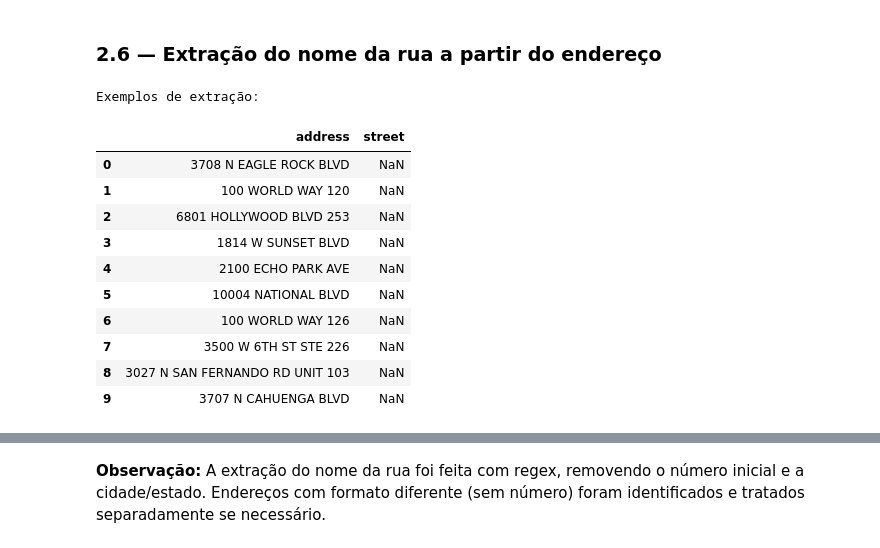
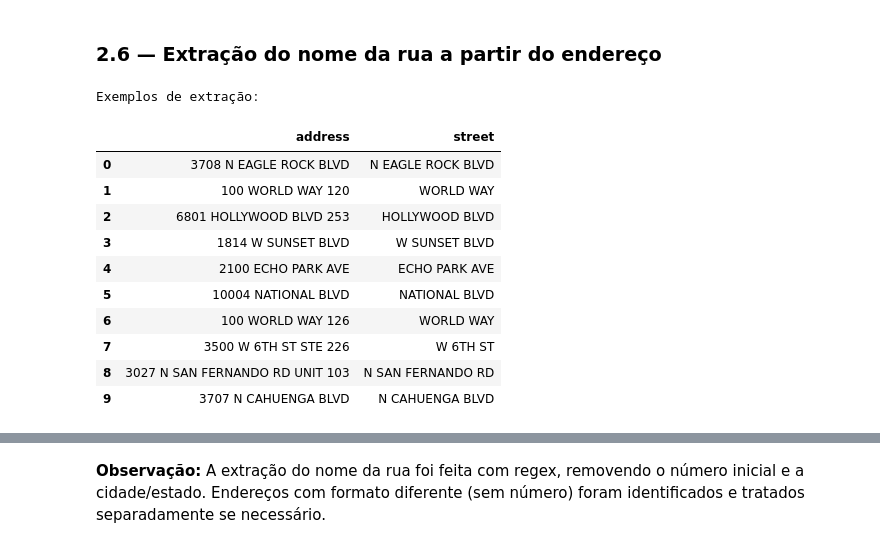
Before and after one commit to carinelit/cafeteria-robos-la-analise, a Jupyter notebook: Projeto Sprint 10.ipynb, the cells around one changed output, grey strips where cells are left out. Saved outputs shown, nothing was run; the diff lists cells and outputs as text; code cells hidden in the pictures.

```diff
--- a/Projeto Sprint 10.ipynb
+++ b/Projeto Sprint 10.ipynb
@@ -81,13 +80,12 @@ Linhas duplicadas encontradas: 0
 Nenhuma duplicata encontrada.
 # %%
 # Correção de tipos de dados
-# 'chain' deve ser booleano — converter se vier como string
-if df['chain'].dtype == object:
-    df['chain'] = df['chain'].map({'TRUE': True, 'FALSE': False, True: True, False: False})
+# 'chain' — preenche os 3 NaN com False e converte para booleano
+df['chain'] = df['chain'].where(df['chain'].notna(), other=False).astype(bool)
 
-# 'number' deve ser inteiro
-df['number'] = pd.to_numeric(df['number'], errors='coerce').astype('Int64')
+# 'number' já é int64, mas garantimos Int64 para consistência
+df['number'] = df['number'].astype('Int64')
 
-print('Tipos após correção:')
-print(df.dtypes)
+print("'chain': 3 valores ausentes preenchidos com False (assumidos como independentes)")
+print("'number': convertido para Int64 (suporta NaN caso existam no futuro)")
 # %% [output]
@@ -384,27 +354,33 @@ object_type  avg_seats
 # %% [markdown]
 ### 2.6 — Extração do nome da rua a partir do endereço
 # %%
-# Endereços têm o formato: "123 W Main St, Los Angeles, CA 90001"
-# Extraímos tudo entre o número inicial e a vírgula — o nome da rua
+# Endereços no formato: "3708 N EAGLE ROCK BLVD" ou "3500 W 6TH ST STE 226"
+# Passo 1: remove o número inicial
+# Passo 2: remove sufixos de unidade no final (STE, UNIT, APT, # ou número solto)
 
-df['street'] = df['address'].str.extract(r'^\d+\s+(.+?),')
+df['street'] = (
+    df['address']
+    .str.replace(r'^\d+\s+', '', regex=True)          # remove número inicial
+    .str.replace(r'\s+(STE|SUITE|UNIT|APT|#)?\s*\d+\s*$', '', regex=True)  # remove suite/unit
+    .str.strip()
+)
 
 # Verificação
 print("Exemplos de extração:")
 df[['address', 'street']].head(10)
 # %% [output]
 Exemplos de extração:
 |  | address | street |
-| 0 | 3708 N EAGLE ROCK BLVD | NaN |
-| 1 | 100 WORLD WAY 120 | NaN |
-| 2 | 6801 HOLLYWOOD BLVD 253 | NaN |
-| 3 | 1814 W SUNSET BLVD | NaN |
-| 4 | 2100 ECHO PARK AVE | NaN |
-| 5 | 10004 NATIONAL BLVD | NaN |
-| 6 | 100 WORLD WAY 126 | NaN |
-| 7 | 3500 W 6TH ST STE 226 | NaN |
-| 8 | 3027 N SAN FERNANDO RD UNIT 103 | NaN |
-| 9 | 3707 N CAHUENGA BLVD | NaN |
+| 0 | 3708 N EAGLE ROCK BLVD | N EAGLE ROCK BLVD |
+| 1 | 100 WORLD WAY 120 | WORLD WAY |
+| 2 | 6801 HOLLYWOOD BLVD 253 | HOLLYWOOD BLVD |
+| 3 | 1814 W SUNSET BLVD | W SUNSET BLVD |
+| 4 | 2100 ECHO PARK AVE | ECHO PARK AVE |
+| 5 | 10004 NATIONAL BLVD | NATIONAL BLVD |
+| 6 | 100 WORLD WAY 126 | WORLD WAY |
+| 7 | 3500 W 6TH ST STE 226 | W 6TH ST |
+| 8 | 3027 N SAN FERNANDO RD UNIT 103 | N SAN FERNANDO RD |
+| 9 | 3707 N CAHUENGA BLVD | N CAHUENGA BLVD |
 # %%
 # Verificação de extração falha (street nulo)
 nulls_street = df['street'].isnull().sum()
```
Also changed, not shown: parts of 15 cells of this notebook.
